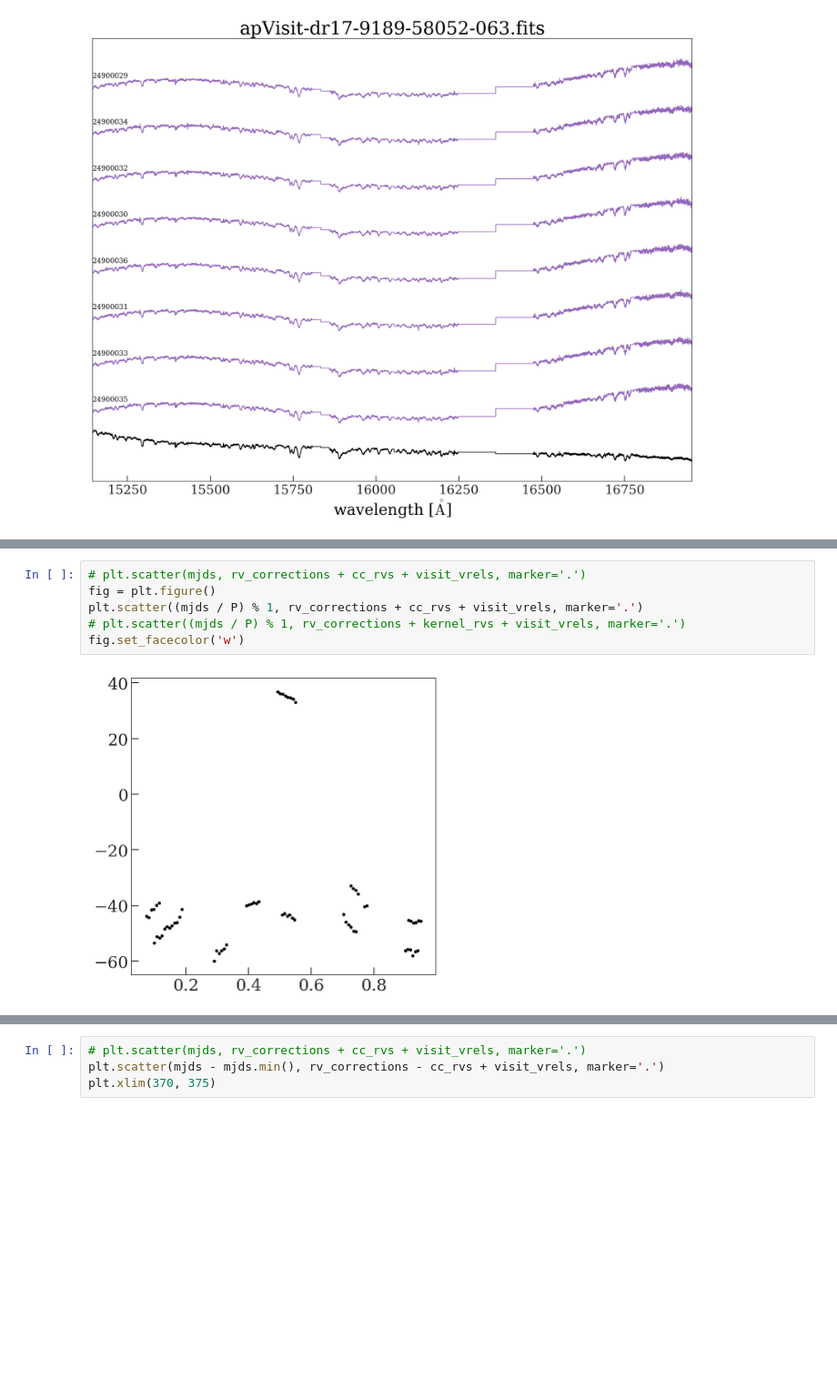
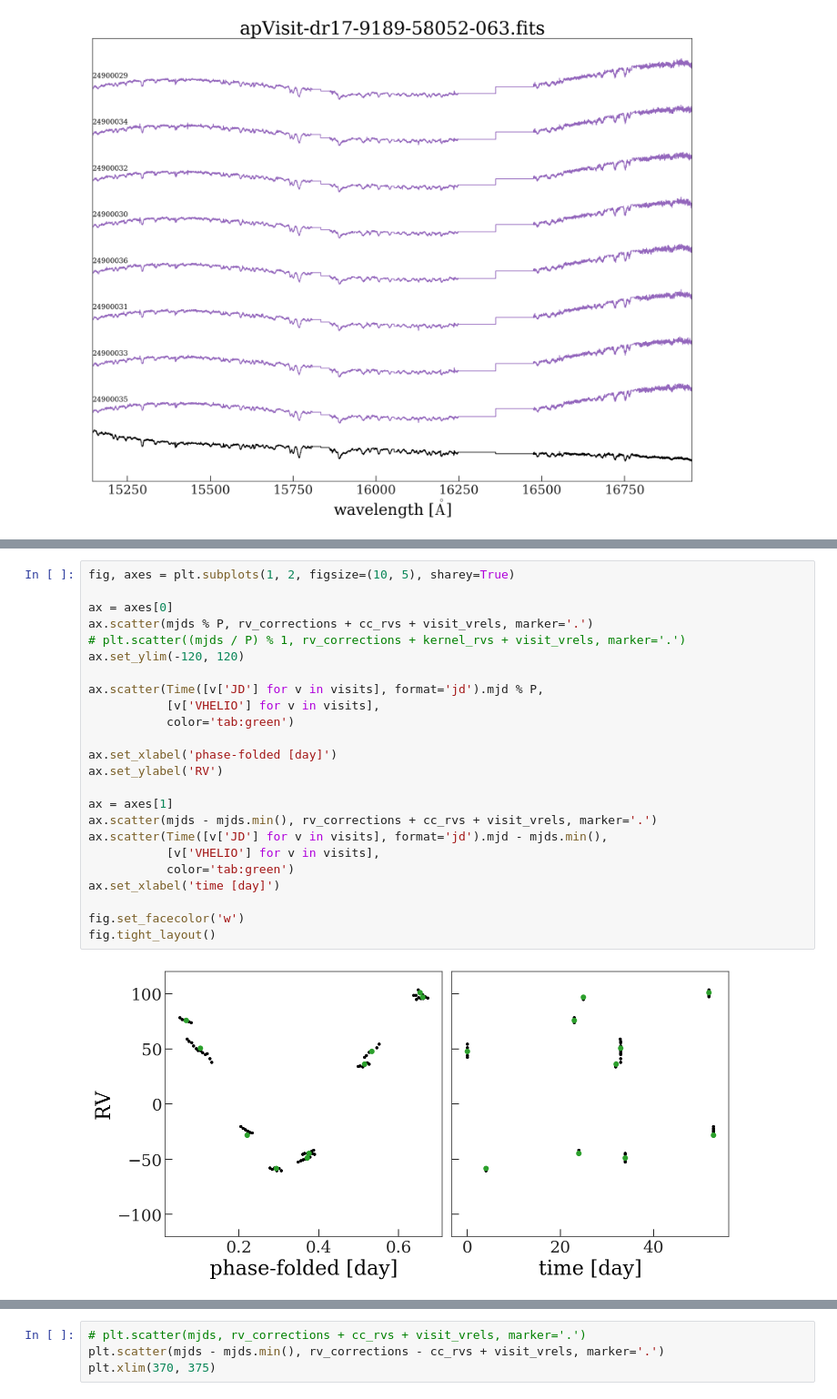
Before and after one commit to adrn/FunDepartment, a Jupyter notebook: notebooks/Run-on-visits.ipynb, the cells around one changed output, grey strips where cells are left out. Shown at 91% size. Drawn from its saved outputs; the diff is of its cells as text; blank space fills up the shorter version.

```diff
--- a/notebooks/Run-on-visits.ipynb
+++ b/notebooks/Run-on-visits.ipynb
@@ -223,8 +219,26 @@ plt.plot(cc_rvs[mjds.argsort()], marker='.', ls='-')
-# %%
-# plt.scatter(mjds, rv_corrections + cc_rvs + visit_vrels, marker='.')
-fig = plt.figure()
-plt.scatter((mjds / P) % 1, rv_corrections + cc_rvs + visit_vrels, marker='.')
-# plt.scatter((mjds / P) % 1, rv_corrections + kernel_rvs + visit_vrels, marker='.')
-fig.set_facecolor('w')
-# %% [output]
-[figure, removed]
+# %%
+fig, axes = plt.subplots(1, 2, figsize=(10, 5), sharey=True)
+
+ax = axes[0]
+ax.scatter(mjds % P, rv_corrections + cc_rvs + visit_vrels, marker='.')
+# plt.scatter((mjds / P) % 1, rv_corrections + kernel_rvs + visit_vrels, marker='.')
+ax.set_ylim(-120, 120)
+
+ax.scatter(Time([v['JD'] for v in visits], format='jd').mjd % P,
+           [v['VHELIO'] for v in visits],
+           color='tab:green')
+
+ax.set_xlabel('phase-folded [day]')
+ax.set_ylabel('RV')
+
+ax = axes[1]
+ax.scatter(mjds - mjds.min(), rv_corrections + cc_rvs + visit_vrels, marker='.')
+ax.scatter(Time([v['JD'] for v in visits], format='jd').mjd - mjds.min(),
+           [v['VHELIO'] for v in visits],
+           color='tab:green')
+ax.set_xlabel('time [day]')
+
+fig.set_facecolor('w')
+fig.tight_layout()
+# %% [output]
+[figure, added]
```
Also changed, not shown: parts of 10 cells of this notebook, 3 other files.
